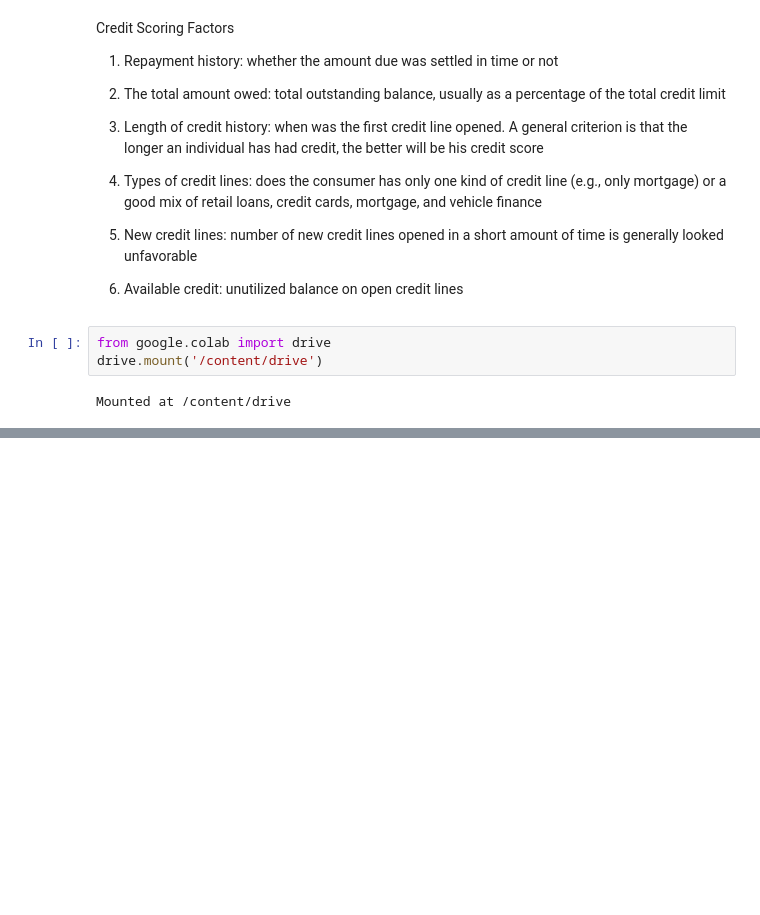
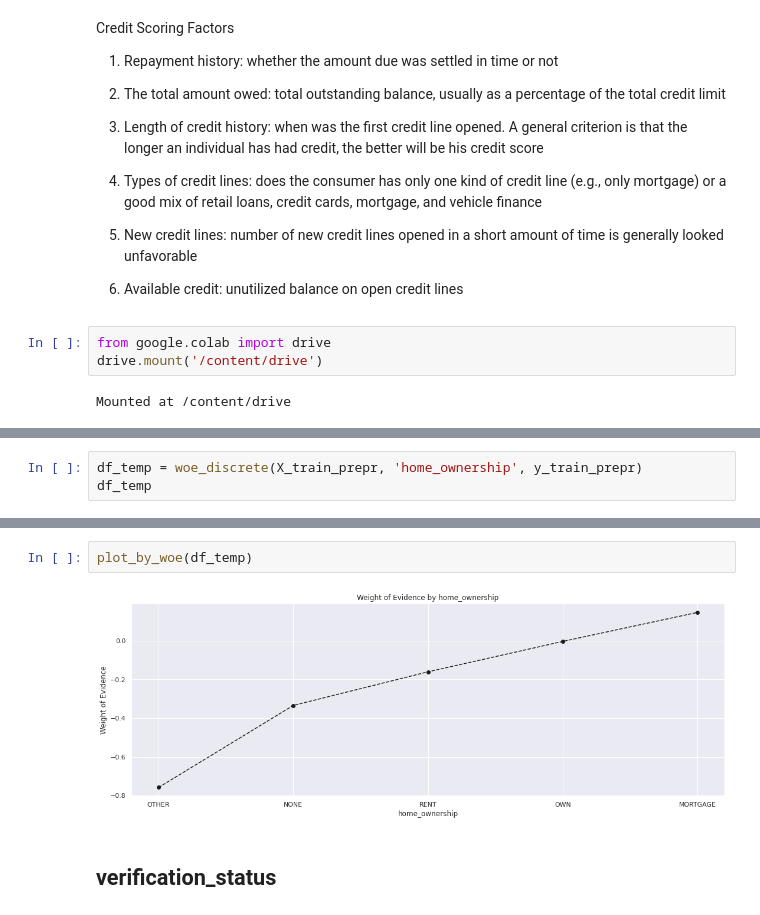
Before and after one commit to abirbhy/MF, a Jupyter notebook: MF.ipynb, the cells around one changed output, grey strips where cells are left out. Cells and saved outputs as stored; diff of their text form; blank space fills up the shorter version.

```diff
--- a/MF.ipynb
+++ b/MF.ipynb
@@ -35,0 +482,3 @@ Mounted at /content/drive
+# %%
+df_temp = woe_discrete(X_train_prepr, 'home_ownership', y_train_prepr)
+df_temp
@@ -35,0 +492,6 @@ Mounted at /content/drive
+# %%
+plot_by_woe(df_temp)
+# %% [output]
+[figure, added]
+# %% [markdown]
+## verification_status
```
Also changed, not shown: parts of 168 cells of this notebook.
